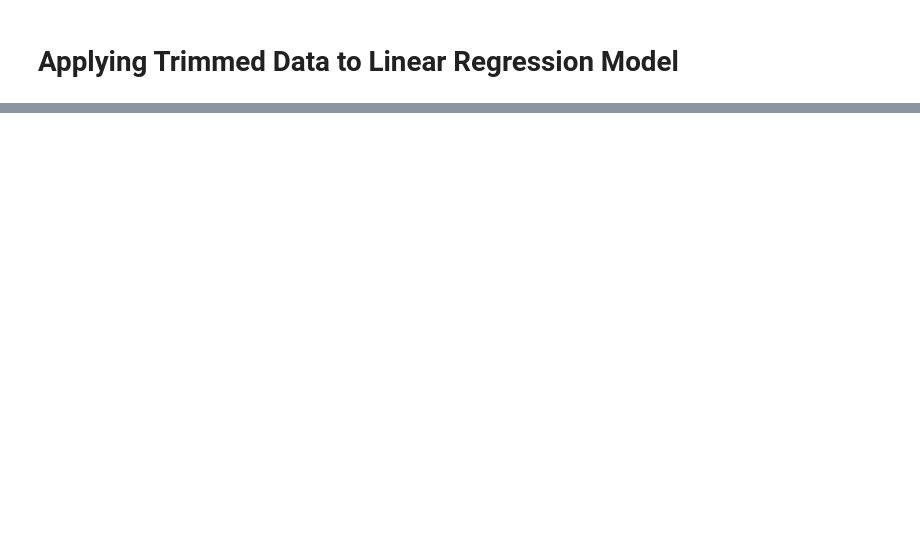
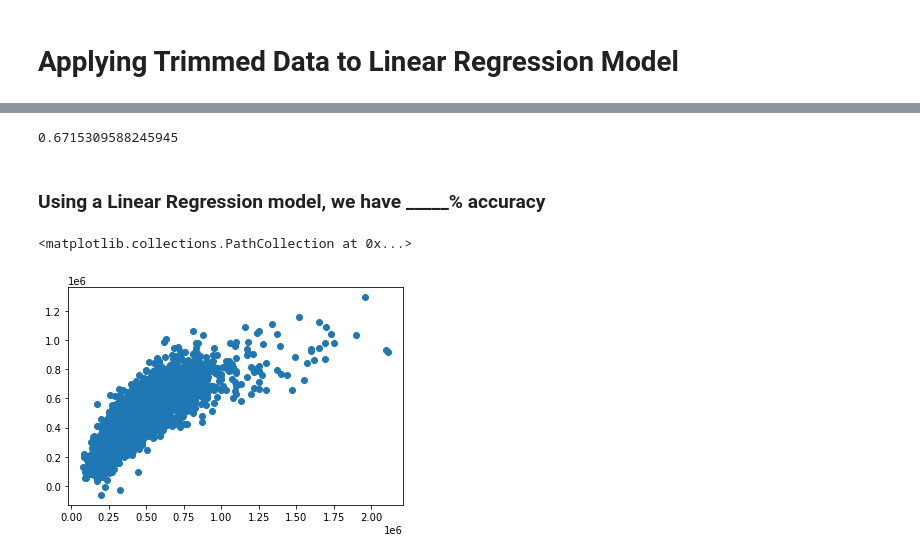
Before and after one commit to mbarger2/weekly_work, a Jupyter notebook: Week 5/Project Python.ipynb, the cells around one changed output, grey strips where cells are left out. Saved outputs shown, nothing was run; the diff lists cells and outputs as text; code cells hidden in the pictures; blank space fills up the shorter version.

```diff
--- a/Week 5/Project Python.ipynb
+++ b/Week 5/Project Python.ipynb
@@ -709,0 +756,23 @@ len(new_df)  # THis checks the number of points that will be removed
+# %%
+encodeddf = pd.DataFrame(encoded)
+# %%
+X = np.concatenate((x_normalized,encodeddf),axis=1)
+# %%
+from sklearn.model_selection import train_test_split
+x_train,x_test,y_train,y_test = train_test_split(X,ntarget,test_size=0.2,random_state=10000)
+# %%
+from sklearn import linear_model
+from sklearn.metrics import mean_squared_error, r2_score
+lm = linear_model.LinearRegression()
+model = lm.fit(x_train,y_train)
+predictions  = lm.predict(x_test)
+r2_score(y_test, predictions)
+# %% [output]
+0.6715309588245945
+# %% [markdown]
+### Using a Linear Regression model, we have _____% accuracy
+# %%
+plt.scatter(x=y_test,y=predictions)
+# %% [output]
+<matplotlib.collections.PathCollection at 0x...>
+[figure, added]
```
Also changed, not shown: parts of 56 cells of this notebook.
